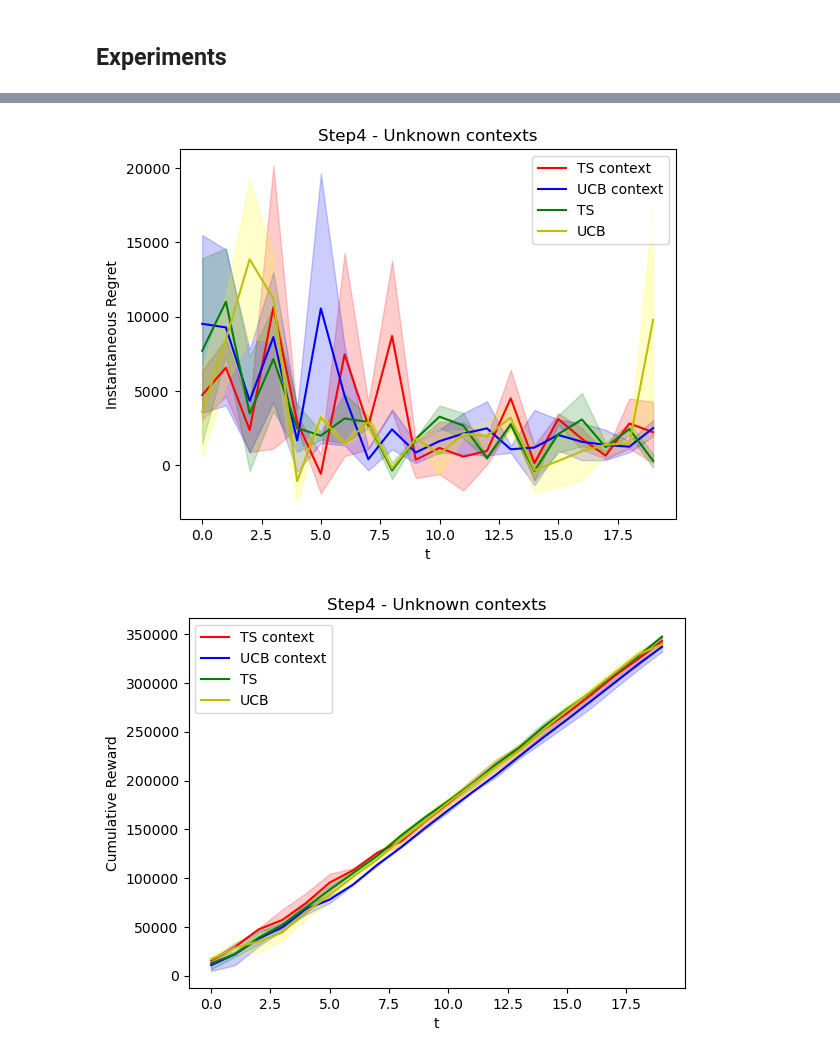
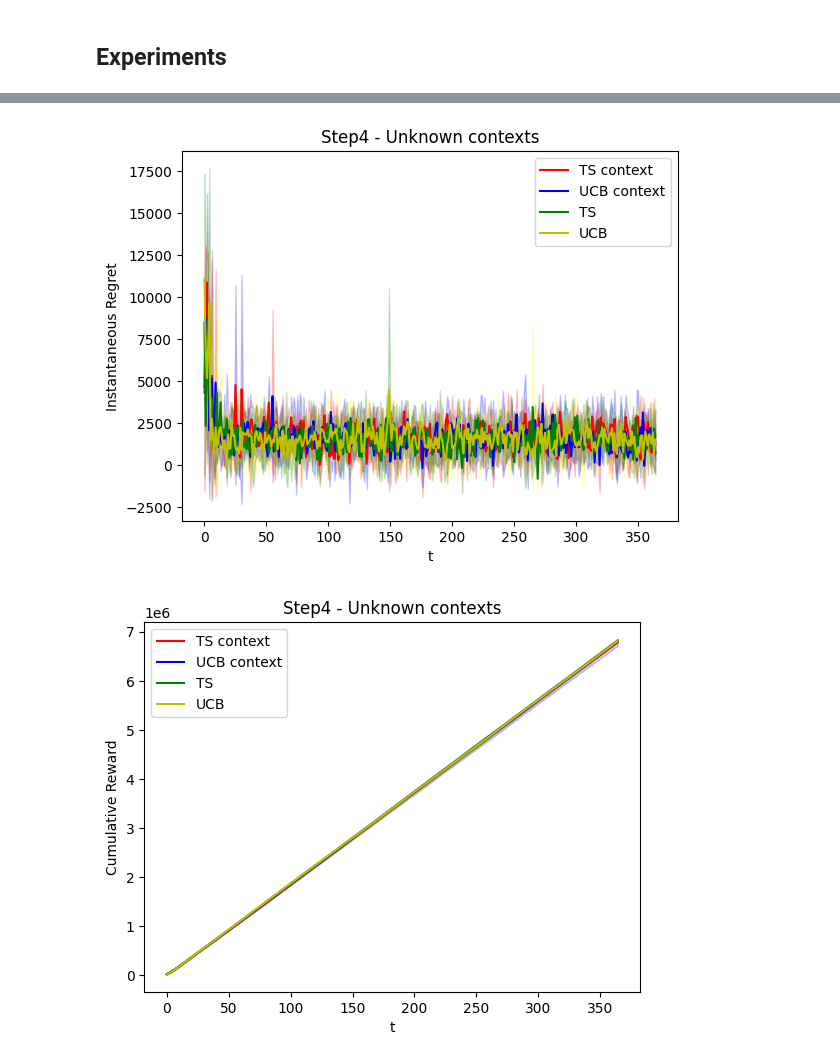
Before and after one commit to MatteoPancini/Online-Pricing-and-Advertising-Optimization-Project, a Jupyter notebook: Project-Pricing-Advertising-2022-2023/4_Contexts_and_their_generation_Scenario_2.ipynb, the cells around one changed output, grey strips where cells are left out. Drawn from its saved outputs; the diff is of its cells as text; code cells hidden in the pictures.

```diff
--- a/Project-Pricing-Advertising-2022-2023/4_Contexts_and_their_generation_Scenario_2.ipynb
+++ b/Project-Pricing-Advertising-2022-2023/4_Contexts_and_their_generation_Scenario_2.ipynb
@@ -31,8 +31,8 @@ envs = {feature: Environment(feature) for feature in ['00', '01', '10', '11']}
 opts = {feature: envs[feature].optimal for feature in ['00', '01', '10', '11']}
 
 opt = sum(opts.values())
-n_experiments = 2
-T = 20
+n_experiments = 5
+T = 365
 prices = [50, 100, 150, 200, 250]
 bids = np.linspace(0.01, 3.0, 100)
 
@@ -157,19 +186,19 @@ plt.plot(np.mean(opt - gpucb_rewards_per_experiment, axis=0), 'y')
 plt.fill_between(range(T),
                  np.mean(opt - ts_rewards_per_experiment, axis=0) - np.std(opt - ts_rewards_per_experiment, axis=0),
                  np.mean(opt - ts_rewards_per_experiment, axis=0) + np.std(opt - ts_rewards_per_experiment, axis=0),
-                 color="red", alpha=0.2)
+                 color="blue", alpha=0.2)
 plt.fill_between(range(T),
                  np.mean(opt - ucb_rewards_per_experiment, axis=0) - np.std(opt - ucb_rewards_per_experiment, axis=0),
                  np.mean(opt - ucb_rewards_per_experiment, axis=0) + np.std(opt - ucb_rewards_per_experiment, axis=0),
-                 color="blue", alpha=0.2)
+                 color="red", alpha=0.2)
 plt.fill_between(range(T),
                  np.mean(opt - gpts_rewards_per_experiment, axis=0) - np.std(opt - gpts_rewards_per_experiment, axis=0),
                  np.mean(opt - gpts_rewards_per_experiment, axis=0) + np.std(opt - gpts_rewards_per_experiment, axis=0),
-                 color="green", alpha=0.2)
+                 color="yellow", alpha=0.2)
 plt.fill_between(range(T),
                  np.mean(opt - gpucb_rewards_per_experiment, axis=0) - np.std(opt - gpucb_rewards_per_experiment, axis=0),
                  np.mean(opt - gpucb_rewards_per_experiment, axis=0) + np.std(opt - gpucb_rewards_per_experiment, axis=0),
-                 color="yellow", alpha=0.2)
+                 color="green", alpha=0.2)
 plt.legend(["TS context", "UCB context", "TS", "UCB"])
 plt.show()
 
@@ -182,13 +211,13 @@ plt.plot(np.mean(cumreward_ucb, axis=0), 'b')
 plt.plot(np.mean(cumreward_gpts, axis=0), 'g')
 plt.plot(np.mean(cumreward_gpucb, axis=0), 'y')
 plt.fill_between(range(T), np.mean(cumreward_ts, axis=0) - np.std(cumreward_ts, axis=0),
-                 np.mean(cumreward_ts, axis=0) + np.std(cumreward_ts, axis=0), color="red", alpha=0.2)
+                 np.mean(cumreward_ts, axis=0) + np.std(cumreward_ts, axis=0), color="blue", alpha=0.2)
 plt.fill_between(range(T), np.mean(cumreward_ucb, axis=0) - np.std(cumreward_ucb, axis=0),
-                 np.mean(cumreward_ucb, axis=0) + np.std(cumreward_ucb, axis=0), color="blue", alpha=0.2)
+                 np.mean(cumreward_ucb, axis=0) + np.std(cumreward_ucb, axis=0), color="red", alpha=0.2)
 plt.fill_between(range(T), np.mean(cumreward_gpts, axis=0) - np.std(cumreward_gpts, axis=0),
-                 np.mean(cumreward_gpts, axis=0) + np.std(cumreward_gpts, axis=0), color="green", alpha=0.2)
+                 np.mean(cumreward_gpts, axis=0) + np.std(cumreward_gpts, axis=0), color="yellow", alpha=0.2)
 plt.fill_between(range(T), np.mean(cumreward_gpucb, axis=0) - np.std(cumreward_gpucb, axis=0),
-                 np.mean(cumreward_gpucb, axis=0) + np.std(cumreward_gpucb, axis=0), color="yellow", alpha=0.2)
+                 np.mean(cumreward_gpucb, axis=0) + np.std(cumreward_gpucb, axis=0), color="green", alpha=0.2)
 plt.legend(["TS context", "UCB context", "TS", "UCB"])
 plt.show()
 
@@ -201,16 +230,16 @@ plt.plot(np.mean(ucb_rewards_per_experiment, axis=0), 'b')
 plt.plot(np.mean(gpts_rewards_per_experiment, axis=0), 'g')
 plt.plot(np.mean(gpucb_rewards_per_experiment, axis=0), 'y')
 plt.fill_between(range(T), np.mean(ts_rewards_per_experiment, axis=0) - np.std(ts_rewards_per_experiment, axis=0),
-                 np.mean(ts_rewards_per_experiment, axis=0) + np.std(ts_rewards_per_experiment, axis=0), color="red",
+                 np.mean(ts_rewards_per_experiment, axis=0) + np.std(ts_rewards_per_experiment, axis=0), color="blue",
                  alpha=0.2)
 plt.fill_between(range(T), np.mean(ucb_rewards_per_experiment, axis=0) - np.std(ucb_rewards_per_experiment, axis=0),
-                 np.mean(ucb_rewards_per_experiment, axis=0) + np.std(ucb_rewards_per_experiment, axis=0), color="blue",
+                 np.mean(ucb_rewards_per_experiment, axis=0) + np.std(ucb_rewards_per_experiment, axis=0), color="red",
                  alpha=0.2)
 plt.fill_between(range(T), np.mean(gpts_rewards_per_experiment, axis=0) - np.std(gpts_rewards_per_experiment, axis=0),
-                 np.mean(gpts_rewards_per_experiment, axis=0) + np.std(gpts_rewards_per_experiment, axis=0), color="green",
+                 np.mean(gpts_rewards_per_experiment, axis=0) + np.std(gpts_rewards_per_experiment, axis=0), color="yellow",
                  alpha=0.2)
 plt.fill_between(range(T), np.mean(gpucb_rewards_per_experiment, axis=0) - np.std(gpucb_rewards_per_experiment, axis=0),
-                 np.mean(gpucb_rewards_per_experiment, axis=0) + np.std(gpucb_rewards_per_experiment, axis=0), color="yellow",
+                 np.mean(gpucb_rewards_per_experiment, axis=0) + np.std(gpucb_rewards_per_experiment, axis=0), color="green",
                  alpha=0.2)
 plt.legend(["TS context", "UCB context", "TS", "UCB"])
 plt.show()
@@ -219,2 +248,2 @@ plt.show()
-[figure, old version]
+[figure, new version]
-[figure, old version]
+[figure, new version]
```
Also changed, not shown: parts of 2 cells of this notebook, 12 other files.
